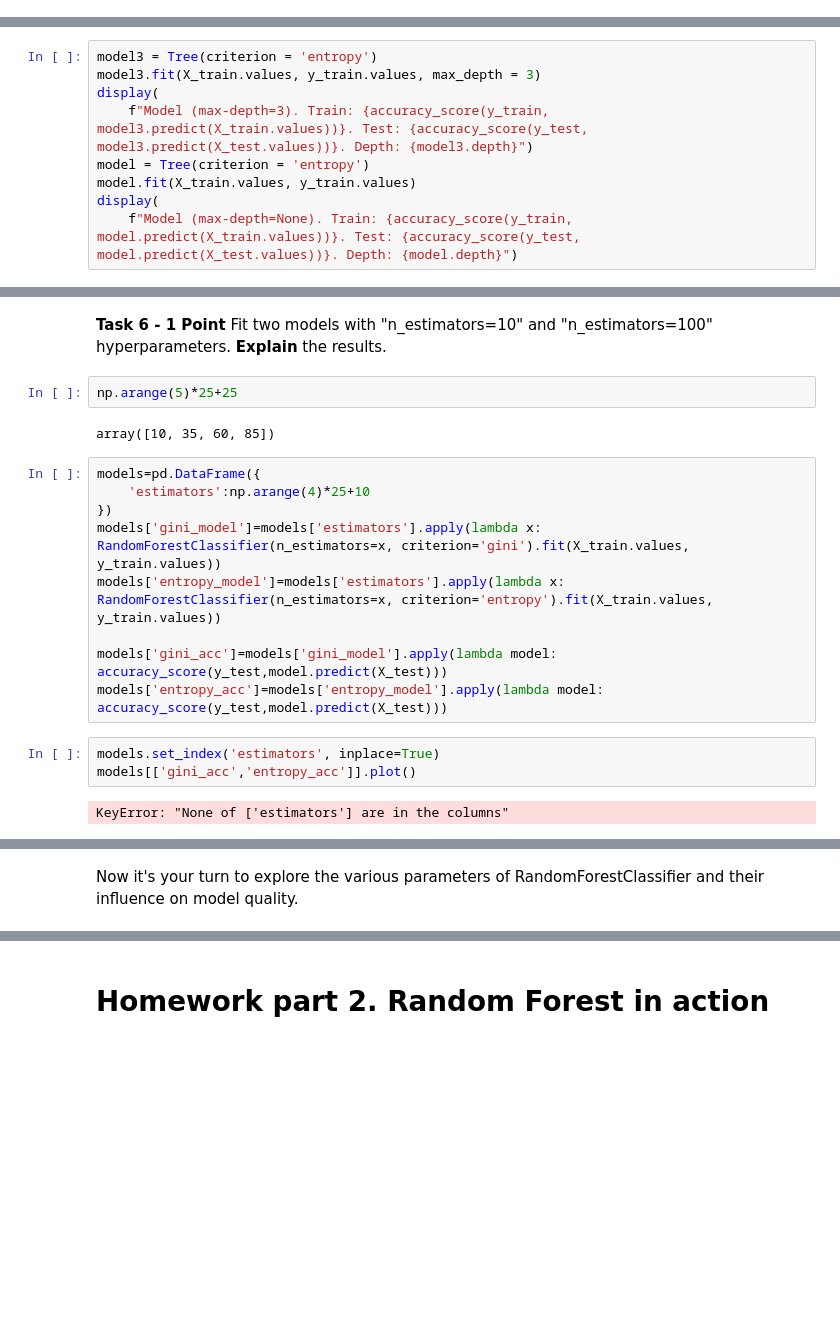
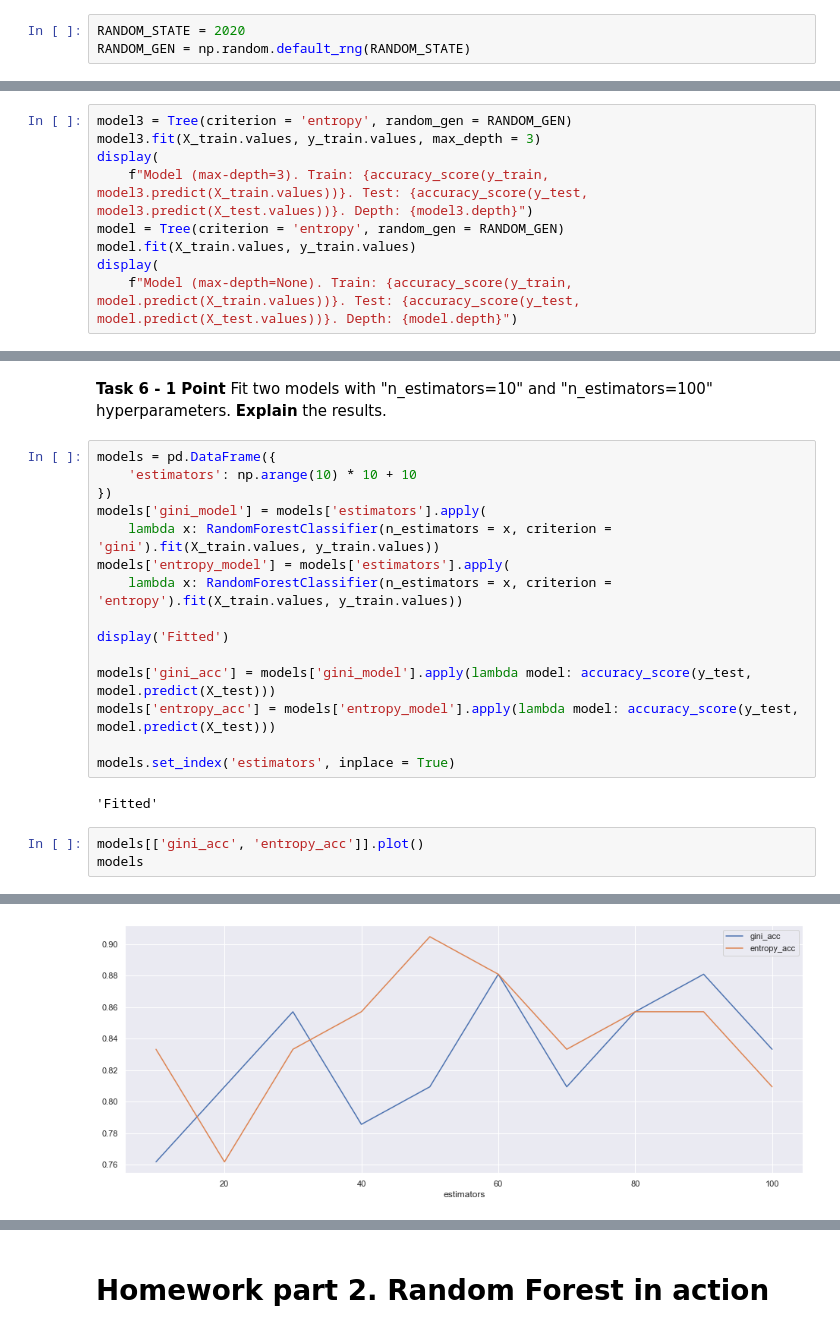
Before and after one commit to alaksiej-karalou/rsschool-ml-2022q1-public, a Jupyter notebook: 7/rf_classifier.ipynb, the cells around one changed output, grey strips where cells are left out. Saved outputs shown, nothing was run; the diff lists cells and outputs as text; blank space fills up the shorter version.

```diff
--- a/7/rf_classifier.ipynb
+++ b/7/rf_classifier.ipynb
@@ -42,3 +42,6 @@ RANDOM_STATE = 2020
+# %%
+RANDOM_STATE = 2020
+RANDOM_GEN = np.random.default_rng(RANDOM_STATE)
 # %% [markdown]
 # Preprocess data
 # %% [markdown]
@@ -436,11 +413,11 @@ plot_metrics_on_depths('gini')
 # %% [markdown]
 ### Entropy
 # %%
-model3 = Tree(criterion = 'entropy')
+model3 = Tree(criterion = 'entropy', random_gen = RANDOM_GEN)
 model3.fit(X_train.values, y_train.values, max_depth = 3)
 display(
     f"Model (max-depth=3). Train: {accuracy_score(y_train, model3.predict(X_train.values))}. Test: {accuracy_score(y_test, model3.predict(X_test.values))}. Depth: {model3.depth}")
-model = Tree(criterion = 'entropy')
+model = Tree(criterion = 'entropy', random_gen = RANDOM_GEN)
 model.fit(X_train.values, y_train.values)
 display(
     f"Model (max-depth=None). Train: {accuracy_score(y_train, model.predict(X_train.values))}. Test: {accuracy_score(y_test, model.predict(X_test.values))}. Depth: {model.depth}")
@@ -590,21 +571,24 @@ tests.test_random_forest(RandomForestClassifier)
  All good!
 # %% [markdown]
 **Task 6 - 1 Point** Fit two models with "n_estimators=10" and "n_estimators=100" hyperparameters. **Explain** the results.
-# %%
-np.arange(5)*25+25
-# %% [output]
-array([10, 35, 60, 85])
 # %%
-models=pd.DataFrame({
-    'estimators':np.arange(4)*25+10
+models = pd.DataFrame({
+    'estimators': np.arange(10) * 10 + 10
 })
-models['gini_model']=models['estimators'].apply(lambda x: RandomForestClassifier(n_estimators=x, criterion='gini').fit(X_train.values, y_train.values))
-models['entropy_model']=models['estimators'].apply(lambda x: RandomForestClassifier(n_estimators=x, criterion='entropy').fit(X_train.values, y_train.values))
+models['gini_model'] = models['estimators'].apply(
+    lambda x: RandomForestClassifier(n_estimators = x, criterion = 'gini').fit(X_train.values, y_train.values))
+models['entropy_model'] = models['estimators'].apply(
+    lambda x: RandomForestClassifier(n_estimators = x, criterion = 'entropy').fit(X_train.values, y_train.values))
 
-models['gini_acc']=models['gini_model'].apply(lambda model: accuracy_score(y_test,model.predict(X_test)))
-models['entropy_acc']=models['entropy_model'].apply(lambda model: accuracy_score(y_test,model.predict(X_test)))
+display('Fitted')
+
+models['gini_acc'] = models['gini_model'].apply(lambda model: accuracy_score(y_test, model.predict(X_test)))
+models['entropy_acc'] = models['entropy_model'].apply(lambda model: accuracy_score(y_test, model.predict(X_test)))
+
+models.set_index('estimators', inplace = True)
+# %% [output]
+'Fitted'
 # %%
-models.set_index('estimators', inplace=True)
-models[['gini_acc','entropy_acc']].plot()
+models[['gini_acc', 'entropy_acc']].plot()
+models
 # %% [output]
-KeyError: "None of ['estimators'] are in the columns"
@@ -611,2 +607 @@ KeyError: "None of ['estimators'] are in the columns"
+[figure, added]
-# %% [markdown]
-Now it's your turn to explore the various parameters of RandomForestClassifier and their influence on model quality.
```
Also changed, not shown: parts of 31 cells of this notebook.
